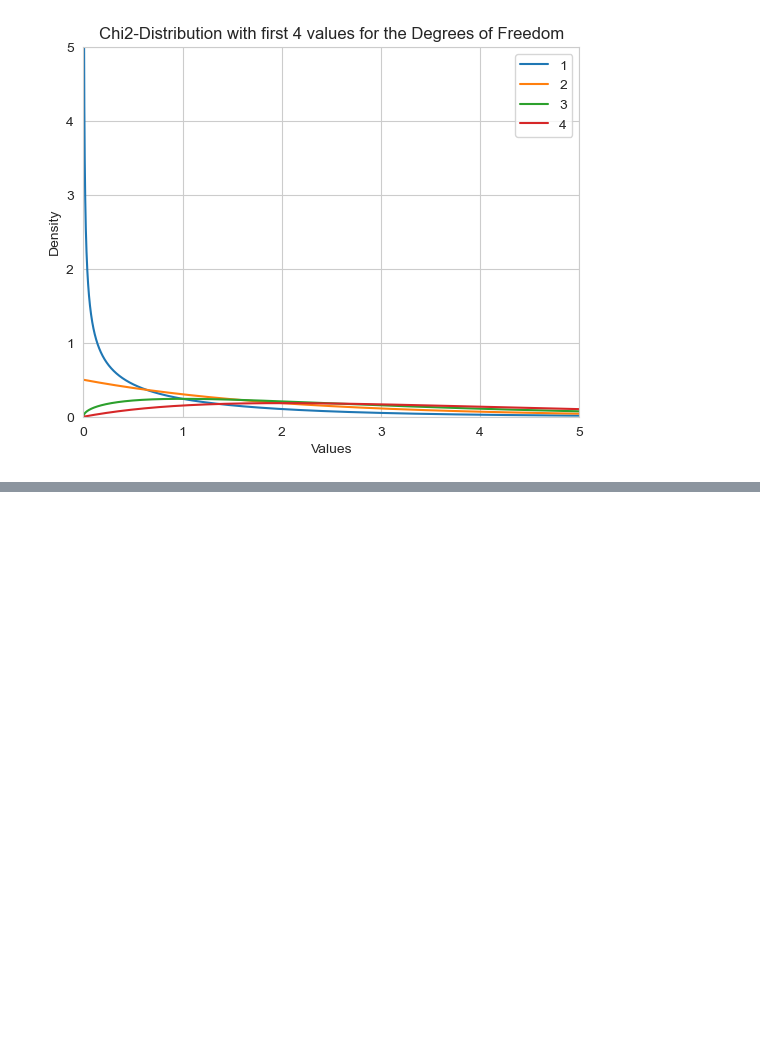
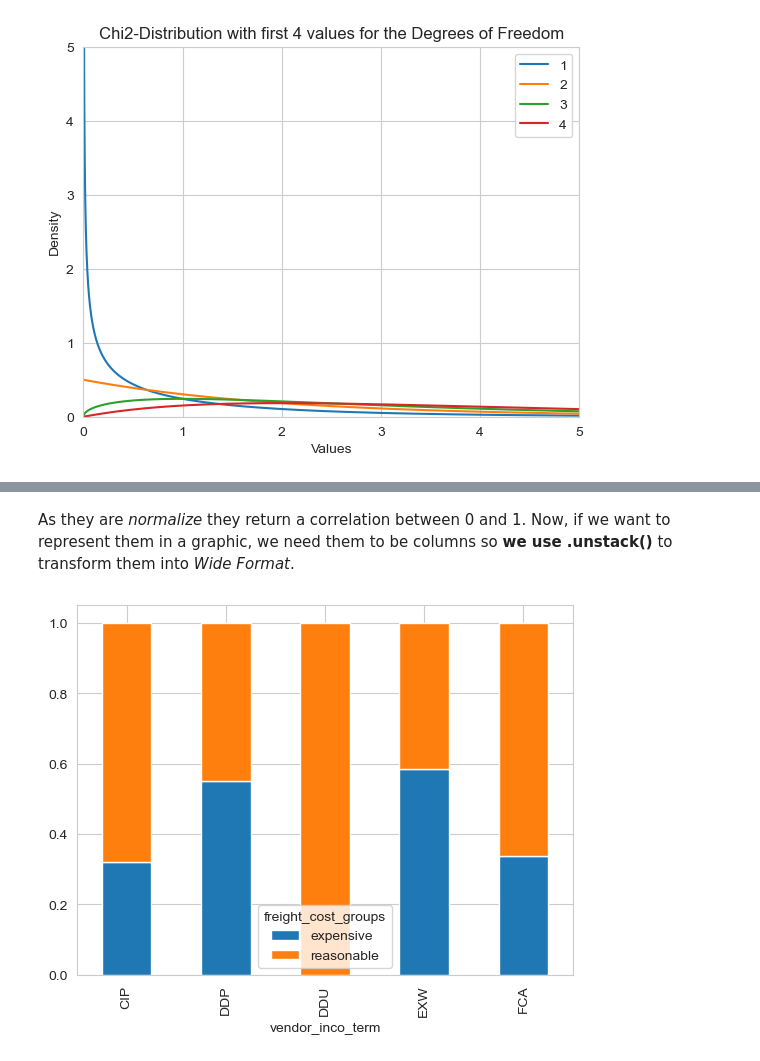
Before and after one commit to Seniorveiga/CV, a Jupyter notebook: Hypothesis Testing Bible/hypothesis_testing_part_02.ipynb, the cells around one changed output, grey strips where cells are left out. Saved outputs shown, nothing was run; the diff lists cells and outputs as text; code cells hidden in the pictures; blank space fills up the shorter version.

```diff
--- a/Hypothesis Testing Bible/hypothesis_testing_part_02.ipynb
+++ b/Hypothesis Testing Bible/hypothesis_testing_part_02.ipynb
@@ -260,0 +297,4 @@ Remember also that as it is right
+# %%
+# Proportion of freight_cost_group grouped by vendor_inco_term
+props = late_shipments.groupby('vendor_inco_term')['freight_cost_groups'].value_counts(normalize=True)
+props
@@ -260,0 +313,9 @@ Remember also that as it is right
+# %% [markdown]
+As they are *normalize* they return a correlation between 0 and 1. Now, if we want to represent them in a graphic, we need them to be columns so **we use .unstack()** to transform them into *Wide Format*.
+# %%
+# Wideformat
+wide_props = props.unstack()
+wide_props.plot(kind="bar", stacked=True)
+plt.show()
+# %% [output]
+[figure, added]
```
Also changed, not shown: parts of 31 cells of this notebook.
